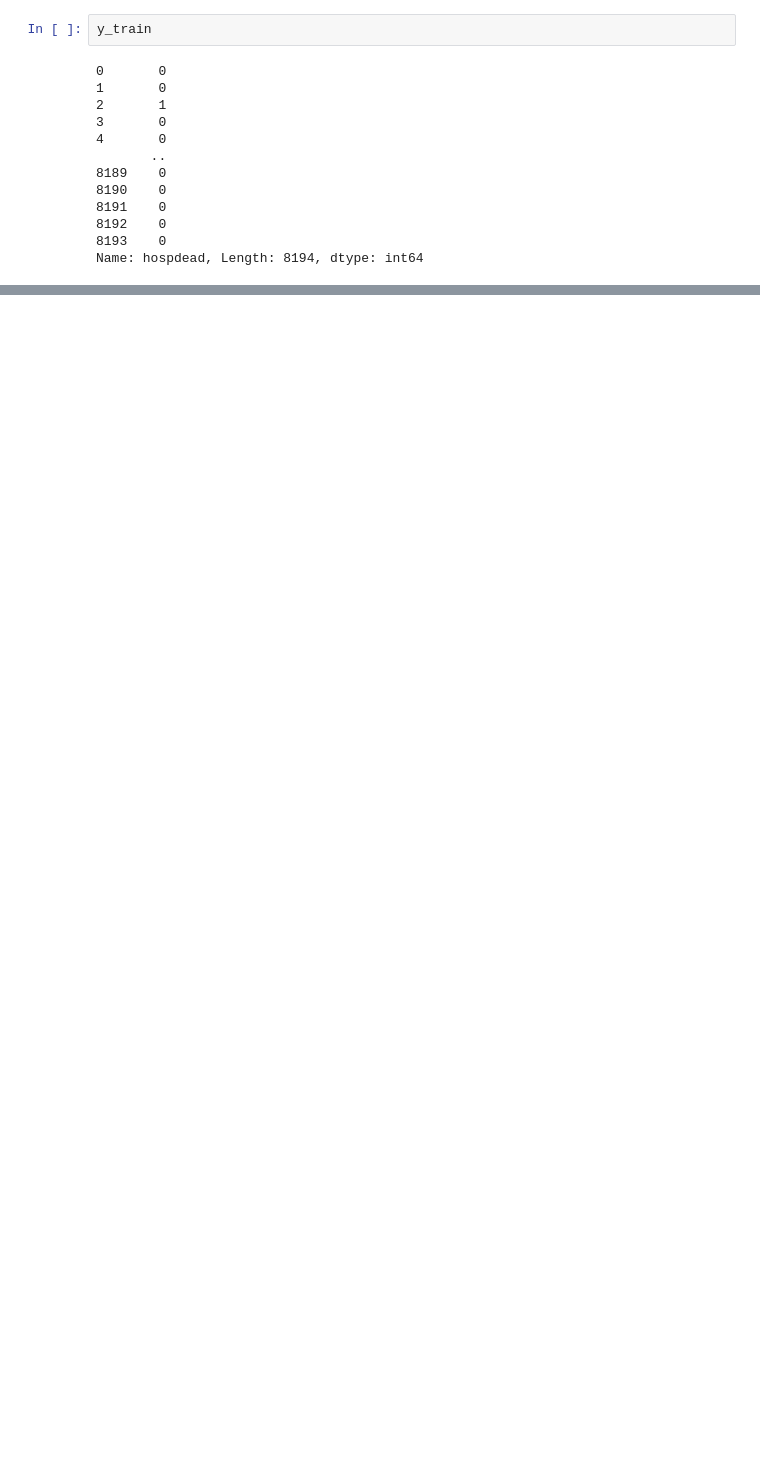
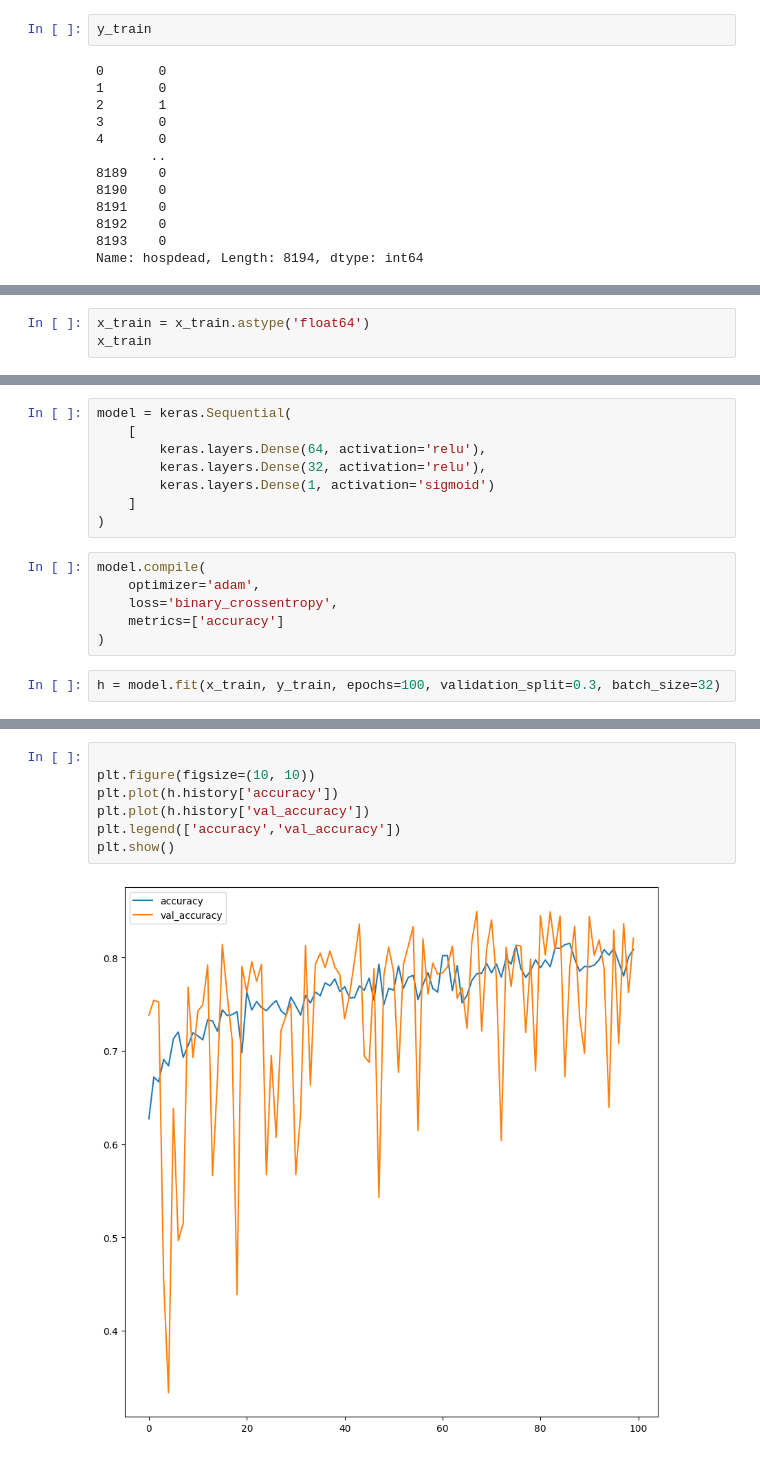
Before and after one commit to MH0386/death_predictor, a Jupyter notebook: death_predictor.ipynb, the cells around one changed output, grey strips where cells are left out. Cells and saved outputs as stored; diff of their text form; blank space fills up the shorter version.

```diff
--- a/death_predictor.ipynb
+++ b/death_predictor.ipynb
@@ -211,0 +181,3 @@ epoch:  999  loss:  3709895966720.0
+# %%
+x_train = x_train.astype('float64')
+x_train
@@ -211,0 +277,16 @@ epoch:  999  loss:  3709895966720.0
+# %%
+model = keras.Sequential(
+    [
+        keras.layers.Dense(64, activation='relu'),
+        keras.layers.Dense(32, activation='relu'),
+        keras.layers.Dense(1, activation='sigmoid')
+    ]
+)
+# %%
+model.compile(
+    optimizer='adam',
+    loss='binary_crossentropy',
+    metrics=['accuracy']
+)
+# %%
+h = model.fit(x_train, y_train, epochs=100, validation_split=0.3, batch_size=32)
@@ -211,0 +311,9 @@ epoch:  999  loss:  3709895966720.0
+# %%
+
+plt.figure(figsize=(10, 10))
+plt.plot(h.history['accuracy'])
+plt.plot(h.history['val_accuracy'])
+plt.legend(['accuracy','val_accuracy'])
+plt.show()
+# %% [output]
+[figure, added]
```
Also changed, not shown: parts of 25 cells of this notebook.
